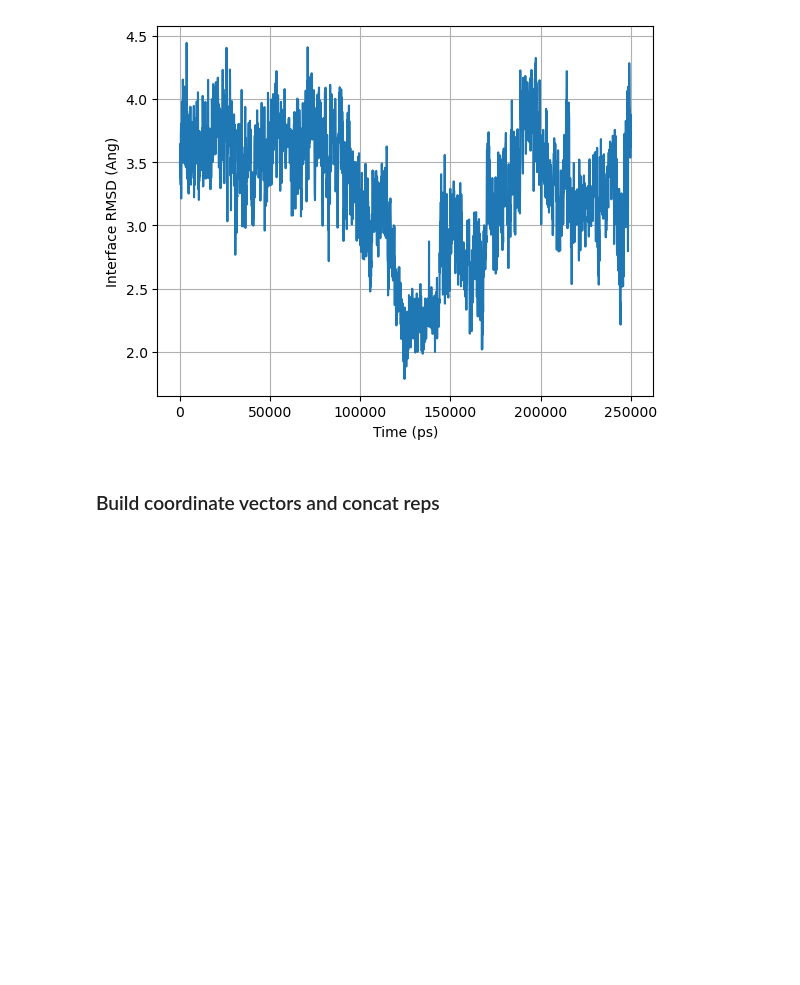
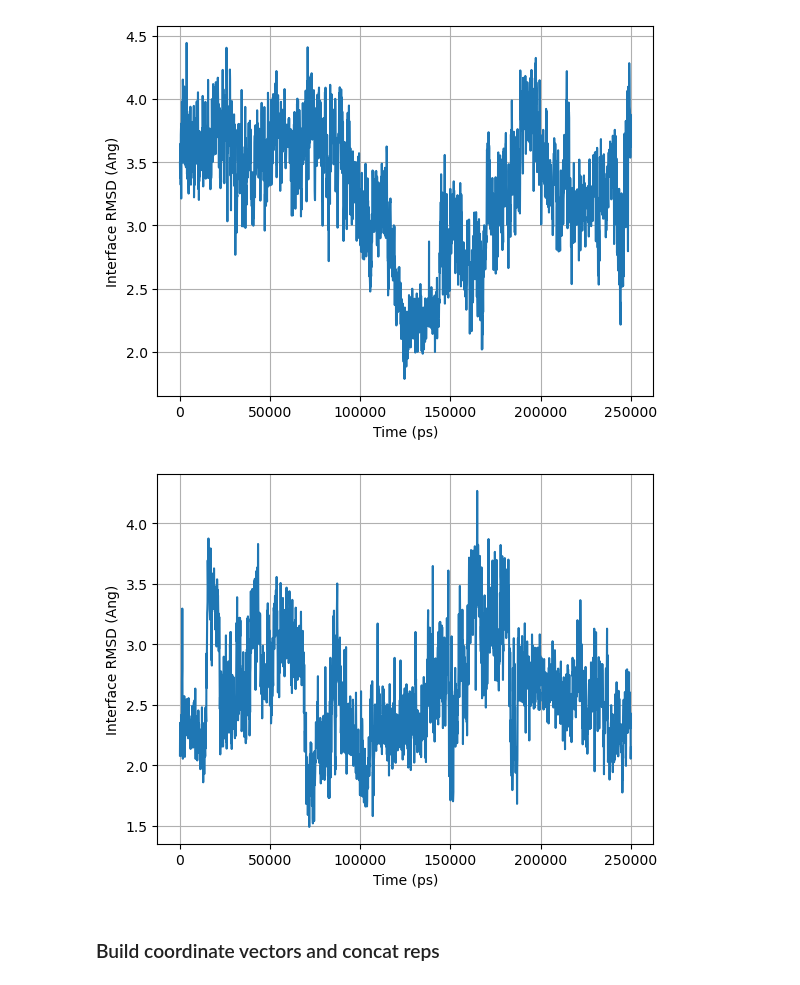
Before and after one commit to lxp974/md-medoid-extraction, a Jupyter notebook: cluster_site11.ipynb, the cells around one changed output. Saved outputs shown, nothing was run; the diff lists cells and outputs as text; code cells hidden in the pictures; blank space fills up the shorter version.

```diff
--- a/cluster_site11.ipynb
+++ b/cluster_site11.ipynb
@@ -196,6 +196,10 @@ calc_rmsd(u_r1, ref, f'{sel_fp11_AD_heavy}')
 calc_rmsd(u_r2, ref, f'{sel_fp11_AD_heavy}')
 # %% [output]
 [figure]
+# %%
+calc_rmsd(u_r3, ref, f'{sel_fp11_AD_heavy}')
+# %% [output]
+[figure, added]
 # %% [markdown]
 ### Build coordinate vectors and concat reps
 # %%
```
Also changed, not shown: parts of 2 cells of this notebook.
